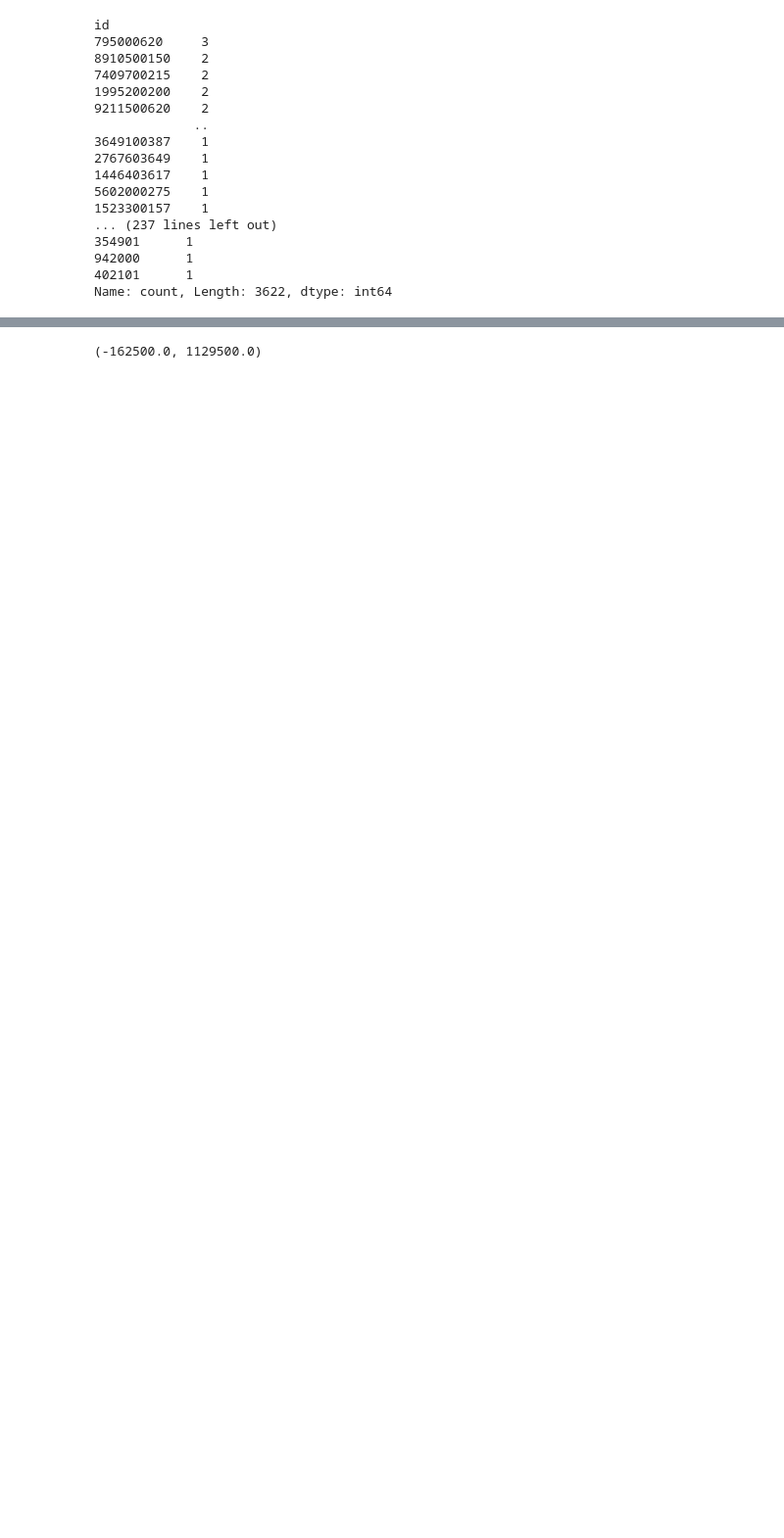
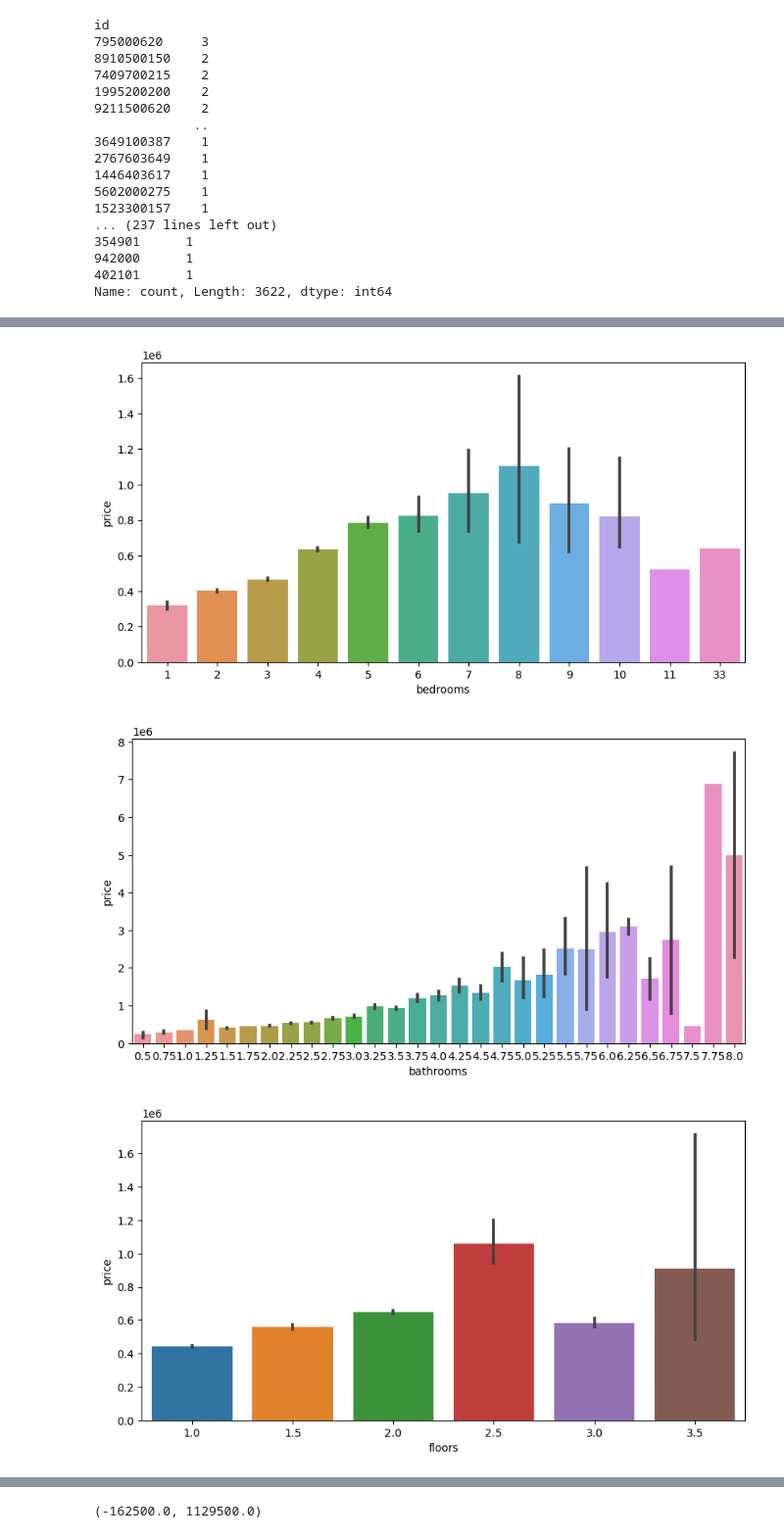
Before and after one commit to Raughar/House-Price-Prediction, a Jupyter notebook: Tetiana Work Files/House_price_prediction_Tetiana.ipynb, the cells around one changed output, grey strips where cells are left out. Shown at 98% size. Drawn from its saved outputs; the diff is of its cells as text; code cells hidden in the pictures; blank space fills up the shorter version.

```diff
--- a/Tetiana Work Files/House_price_prediction_Tetiana.ipynb
+++ b/Tetiana Work Files/House_price_prediction_Tetiana.ipynb
@@ -160,3 +157,7 @@ id
 942000      1
 402101      1
 Name: count, Length: 3622, dtype: int64
+# %%
+categorical = df[['bedrooms', 'bathrooms',
+       'floors', 'waterfront', 'view', 'condition', 'grade']]
+categorical
@@ -162,0 +178,9 @@ Name: count, Length: 3622, dtype: int64
+# %%
+for col in categorical.columns:
+    plt.figure(figsize=(10,5))
+    sns.barplot(x=categorical[col], y=df['price'])
+    plt.show()
+# %% [output]
+[figure, added]
+[figure, added]
+[figure, added]
```
Also changed, not shown: parts of 37 cells of this notebook, 2 other files.
